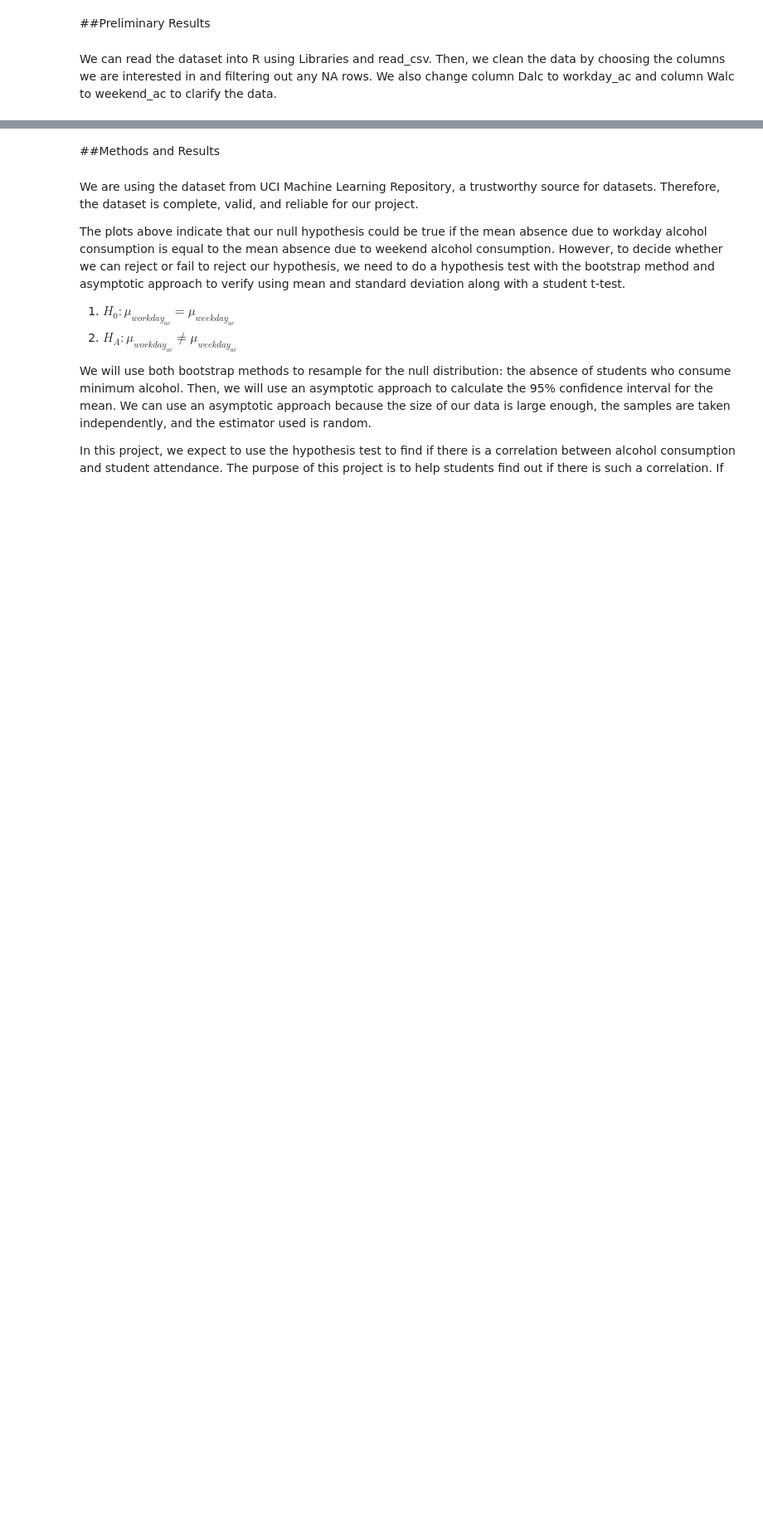
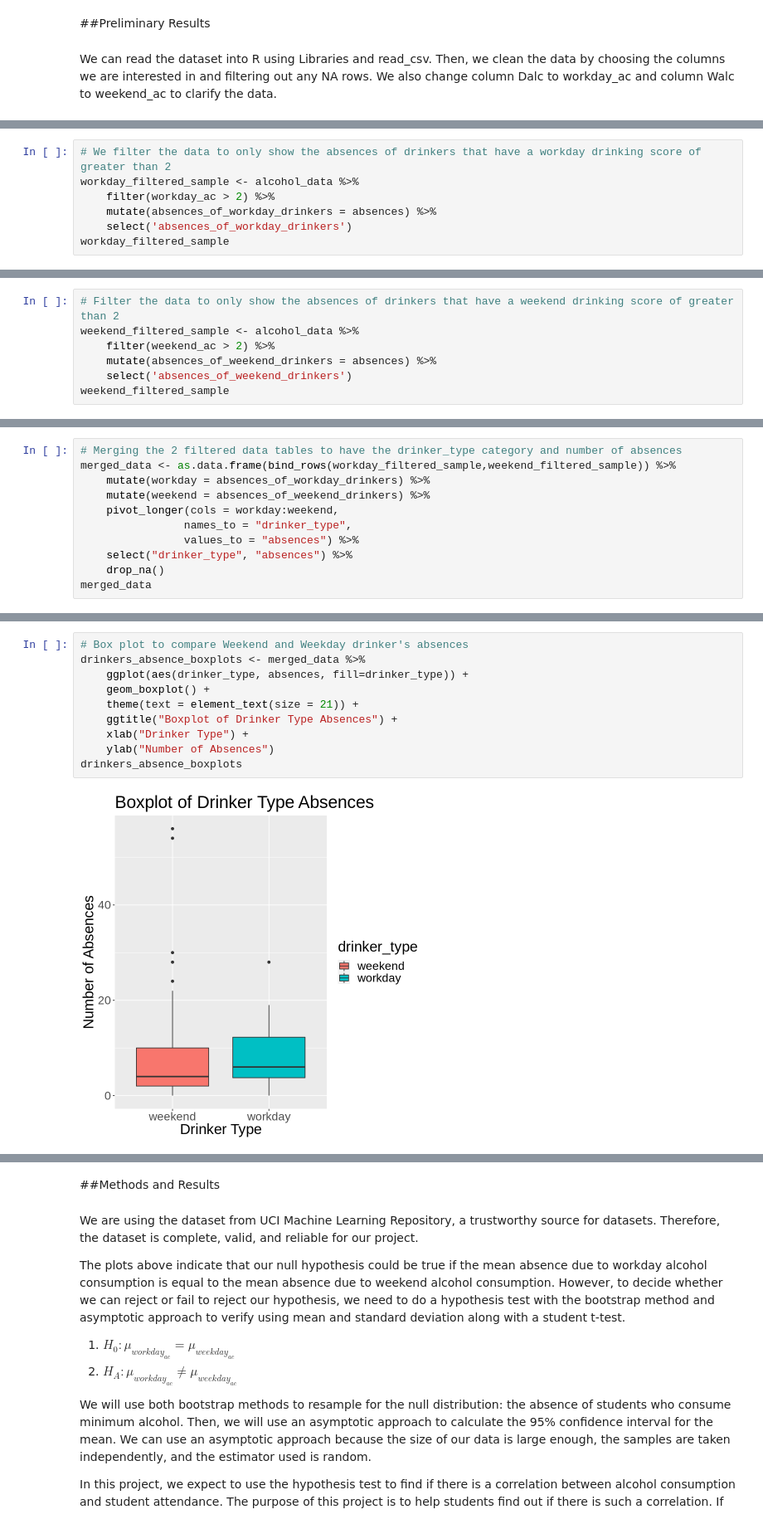
Before and after one commit to aaaaanniez/AlcoholAffect, a Jupyter notebook: Final_Report.ipynb, the cells around one changed output, grey strips where cells are left out. Shown at 83% size. Drawn from its saved outputs; the diff is of its cells as text; blank space fills up the shorter version.

```diff
--- a/Final_Report.ipynb
+++ b/Final_Report.ipynb
@@ -143,0 +92,7 @@ plot(weekend_scatterplot)
+# %%
+# We filter the data to only show the absences of drinkers that have a workday drinking score of greater than 2
+workday_filtered_sample <- alcohol_data %>%
+    filter(workday_ac > 2) %>%
+    mutate(absences_of_workday_drinkers = absences) %>%
+    select('absences_of_workday_drinkers')
+workday_filtered_sample
@@ -143,0 +110,7 @@ plot(weekend_scatterplot)
+# %%
+# Filter the data to only show the absences of drinkers that have a weekend drinking score of greater than 2
+weekend_filtered_sample <- alcohol_data %>%
+    filter(weekend_ac > 2) %>%
+    mutate(absences_of_weekend_drinkers = absences) %>%
+    select('absences_of_weekend_drinkers')
+weekend_filtered_sample
@@ -143,0 +128,11 @@ plot(weekend_scatterplot)
+# %%
+# Merging the 2 filtered data tables to have the drinker_type category and number of absences
+merged_data <- as.data.frame(bind_rows(workday_filtered_sample,weekend_filtered_sample)) %>%
+    mutate(workday = absences_of_workday_drinkers) %>%
+    mutate(weekend = absences_of_weekend_drinkers) %>%
+    pivot_longer(cols = workday:weekend,
+                names_to = "drinker_type",
+                values_to = "absences") %>%
+    select("drinker_type", "absences") %>%
+    drop_na()
+merged_data
@@ -143,0 +176,12 @@ plot(weekend_scatterplot)
+# %%
+# Box plot to compare Weekend and Weekday drinker's absences
+drinkers_absence_boxplots <- merged_data %>%
+    ggplot(aes(drinker_type, absences, fill=drinker_type)) +
+    geom_boxplot() +
+    theme(text = element_text(size = 21)) +
+    ggtitle("Boxplot of Drinker Type Absences") +
+    xlab("Drinker Type") +
+    ylab("Number of Absences")
+drinkers_absence_boxplots
+# %% [output]
+[figure, added]
```
Also changed, not shown: parts of 41 cells of this notebook.
